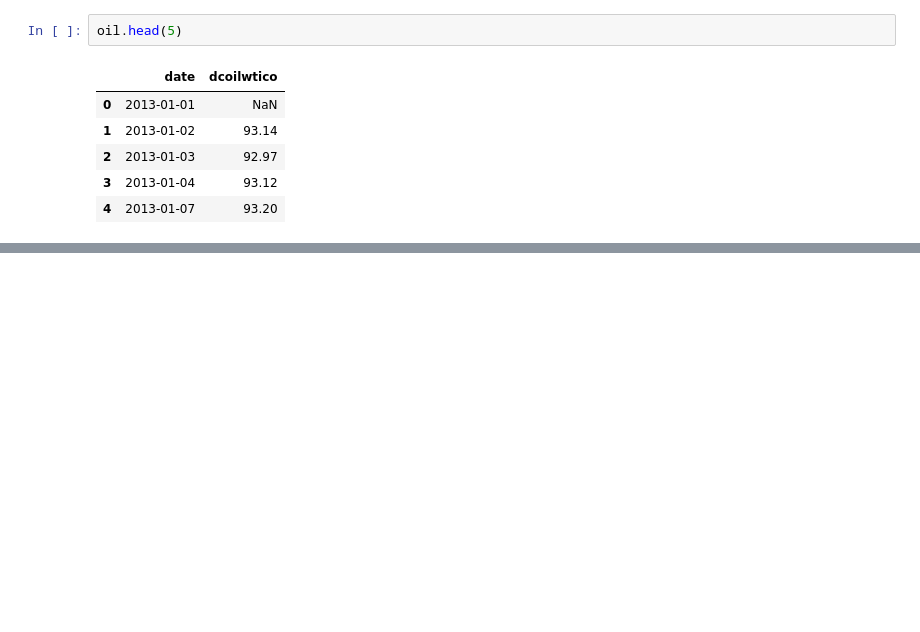
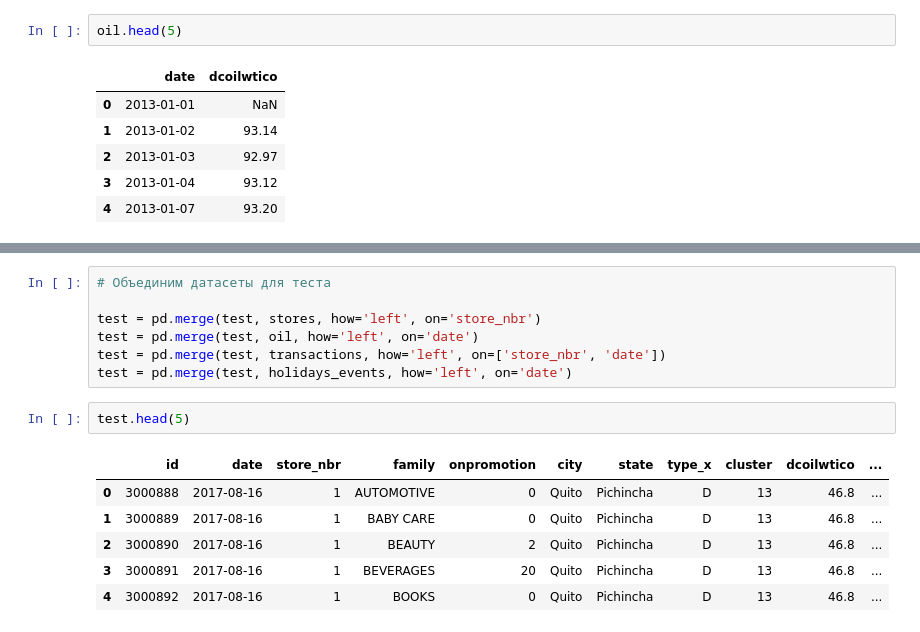
Before and after one commit to modesthaslam/store-sales-time-series-forecasting, a Jupyter notebook: store-sales-time-series-forecasting.ipynb, the cells around one changed output, grey strips where cells are left out. Cells and saved outputs as stored; diff of their text form; blank space fills up the shorter version.

```diff
--- a/store-sales-time-series-forecasting.ipynb
+++ b/store-sales-time-series-forecasting.ipynb
@@ -121,0 +153,16 @@ oil.head(5)
+# %%
+# Объединим датасеты для теста
+
+test = pd.merge(test, stores, how='left', on='store_nbr')
+test = pd.merge(test, oil, how='left', on='date')
+test = pd.merge(test, transactions, how='left', on=['store_nbr', 'date'])
+test = pd.merge(test, holidays_events, how='left', on='date')
+# %%
+test.head(5)
+# %% [output]
+|  | id | date | store_nbr | family | onpromotion | city | state | type_x | cluster | dcoilwtico | ... |
+| 0 | 3000888 | 2017-08-16 | 1 | AUTOMOTIVE | 0 | Quito | Pichincha | D | 13 | 46.8 | ... |
+| 1 | 3000889 | 2017-08-16 | 1 | BABY CARE | 0 | Quito | Pichincha | D | 13 | 46.8 | ... |
+| 2 | 3000890 | 2017-08-16 | 1 | BEAUTY | 2 | Quito | Pichincha | D | 13 | 46.8 | ... |
+| 3 | 3000891 | 2017-08-16 | 1 | BEVERAGES | 20 | Quito | Pichincha | D | 13 | 46.8 | ... |
+| 4 | 3000892 | 2017-08-16 | 1 | BOOKS | 0 | Quito | Pichincha | D | 13 | 46.8 | ... |
```
Also changed, not shown: parts of 8 cells of this notebook.
